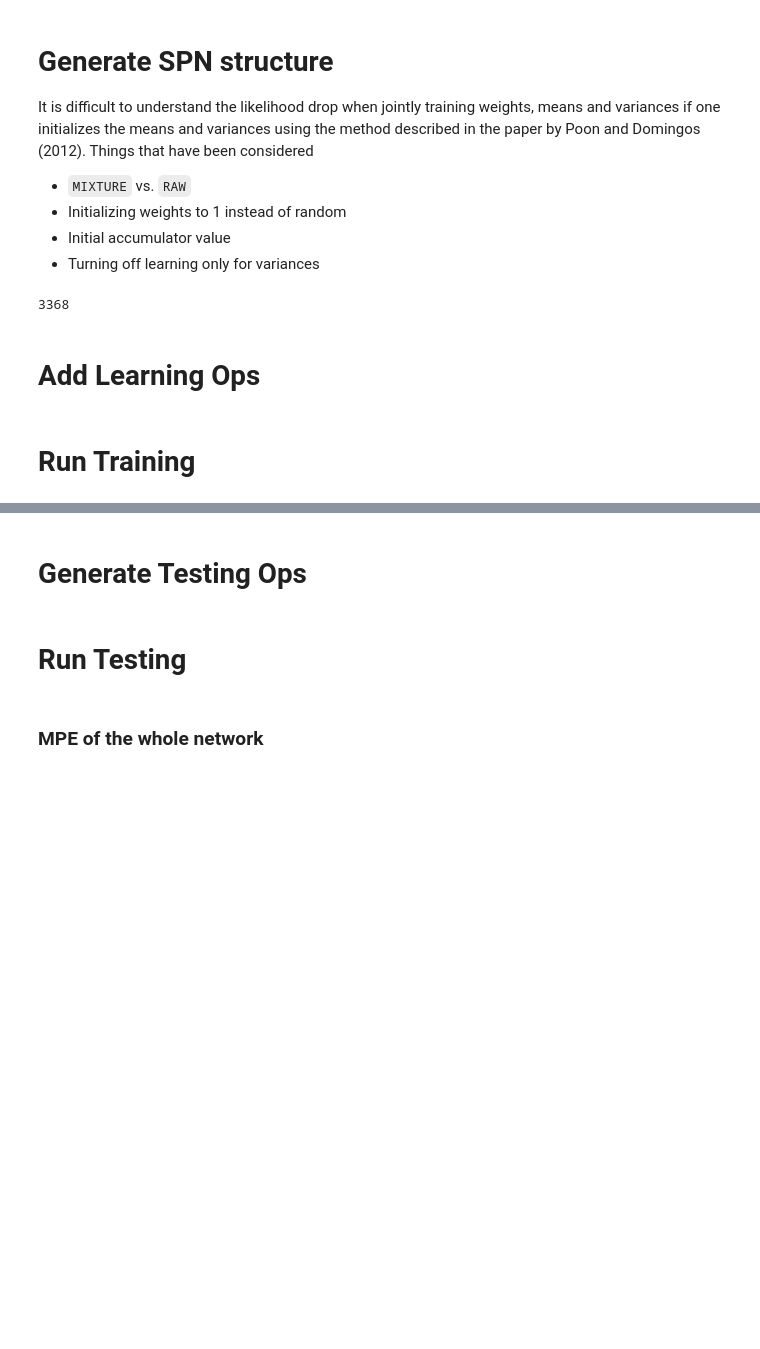
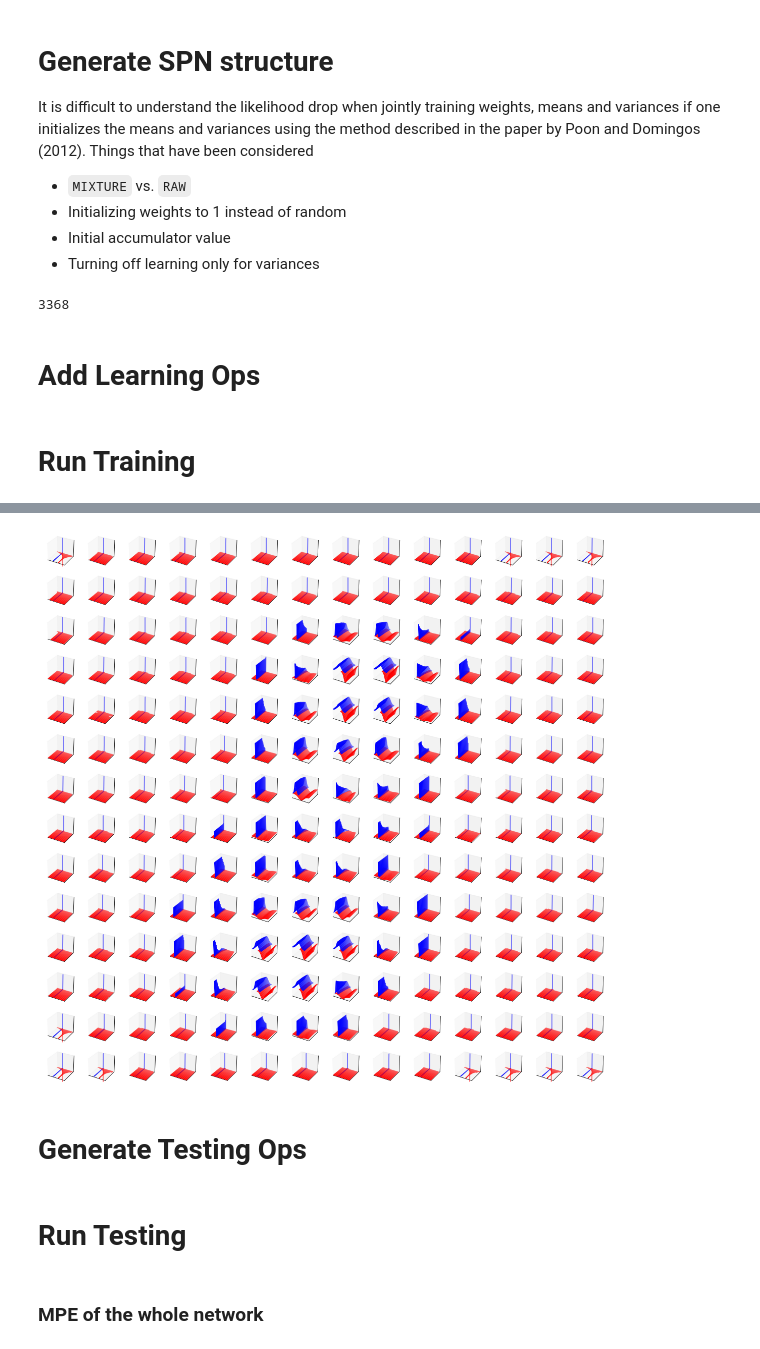
Before and after one commit to pronobis/libspn-keras, a Jupyter notebook: ipynb/mnist_classification_contvars.ipynb, the cells around one changed output, grey strips where cells are left out. Drawn from its saved outputs; the diff is of its cells as text; code cells hidden in the pictures; blank space fills up the shorter version.

```diff
--- a/ipynb/mnist_classification_contvars.ipynb
+++ b/ipynb/mnist_classification_contvars.ipynb
@@ -106,7 +106,8 @@ It is difficult to understand the likelihood drop when jointly training weights,
 tf.reset_default_graph()
 train_set = np.concatenate([train_images_0, train_images_1], 0)
 gauss_quantiles = spn.GaussianLeaf(num_vars=196, num_components=2, data=train_set, total_counts_init=1.0,
-                                  learn_dist_params=True, train_var=True, train_mean=True, learn_scale=True)
+                                  learn_dist_params=True, train_var=True, train_mean=True, learn_scale=True,
+                                  use_prior=True, min_stddev=1e-8, prior_alpha=1.0, prior_beta=1.0)
 # gauss_quantiles.learn_from_data(train_images)
 dense_gen = spn.DenseSPNGenerator(num_decomps=num_decomps, num_subsets=num_subsets, num_mixtures=num_mixtures,
                                   input_dist=input_dist,
@@ -169,7 +167,7 @@ sess = tf.Session()
 sess.run(init_weights)
 sess.run(reset_accumulators)
 
-num_batches=128
+num_batches=8
 batch_size = train_set.shape[0] // num_batches
 prev_likelihood = 100
 likelihood = 0
@@ -202,24 +200,20 @@ while abs(prev_likelihood - likelihood)>0.1:
         sess.run(additive_smoothing_var.assign(ads))
 #         print("Smoothing: ", sess.run(additive_smoothing_var))
         # Run accumulate_updates
-        train_likelihoods_arr, avg_train_likelihood_val, _, tiled_feed_val, gq_counts_val = \
-                sess.run([train_likelihood, avg_train_likelihood, accumulate_updates, tiled_feed, gq_counts],
+        train_likelihoods_arr, avg_train_likelihood_val, _ = \
+                sess.run([train_likelihood, avg_train_likelihood, accumulate_updates],
                         feed_dict={gauss_quantiles: train_set[start:stop],
                                    latent: train_labels[start:stop]})
         # Print avg likelihood of this batch data on previous batch weights
 #         print("Avg likelihood (this batch data on previous weights): %s" % (avg_train_likelihood_val))
         pbar.set_description("Lh {}".format(avg_train_likelihood_val))
         likelihoods.append(avg_train_likelihood_val)
-    # Update weights
-#     accumulator_val = sess.run(accumulators)
-#     sum_data_val = sess.run(sum_data)
-#     sum_data_squared_val = sess.run(sum_data_squared)
     sess.run(update_spn)
 
 
     likelihood = sum(likelihoods) / len(likelihoods)
     print("Avg likelihood: %s" % (likelihood))
     epoch+=1
-#     sess.run(reset_accumulators)
+    sess.run(reset_accumulators)
 # %% [output]
 [interactive output not drawn]
@@ -237,36 +235,41 @@ import scipy.stats as stats
 from mpl_toolkits.mplot3d.axes3d import Axes3D
 nrows, ncols = 8, 8
 fig, axes = plt.subplots(nrows=14, ncols=14, subplot_kw={"projection": "3d"})
 fig.set_size_inches((20, 20))
 
 
-for row in range(14):
-    for col in range(14):
-        var_index #, mixture_index = np.random.randint(14 * 14), np.random.randint(2)
+for row in range(7):
+    for col in range(7):
+        var_index = row * 14 + col * 2 #, mixture_index = np.random.randint(14 * 14), np.random.randint(2)
         length = len(mean_history)
         minx, maxx, miny, maxy, minz, maxz = np.inf, -np.inf, np.inf, -np.inf, np.inf, -np.inf
         for t in range(length):
             for mixture_index in [0, 1]:
                 mu, sigma = mean_history[t][var_index, mixture_index], variance_history[t][var_index, mixture_index]
                 std = np.sqrt(sigma)
                 x = np.linspace(mu - 3 * std, mu + 3 * std, 100)
                 z = stats.norm(loc=mu, scale=std).pdf(x)
                 y = 1 - np.ones(x.shape) * t / length
                 minx = min(minx, x.min())
                 miny = min(miny, y.min())
                 maxx = max(maxx, x.max())
                 maxy = max(maxy, y.max())
                 z *= 1 if mixture_index == 0 else -1
                 minz = min(maxz, z.min())
                 maxz = max(maxz, z.max())
 
                 axes[row][col].plot(x, y, z, 'b-' if mixture_index == 0 else 'r-', alpha=(t + length) / (length * 2))
+        axes[row][col].set_xticks([], [])
+        axes[row][col].set_yticks([], [])
+        axes[row][col].set_zticks([], [])
 
         axes[row][col].set_xlim([minx, maxx])
         axes[row][col].set_ylim([miny, maxy])
         axes[row][col].set_zlim([minz, maxz])
 # print(flat_sum_data_sq)
 # print(np.unique(flat_accum).size)
+# %% [output]
+[figure, added]
 # %% [markdown]
 # Generate Testing Ops
 # %%
```
Also changed, not shown: parts of 2 cells of this notebook, 3 other files.
